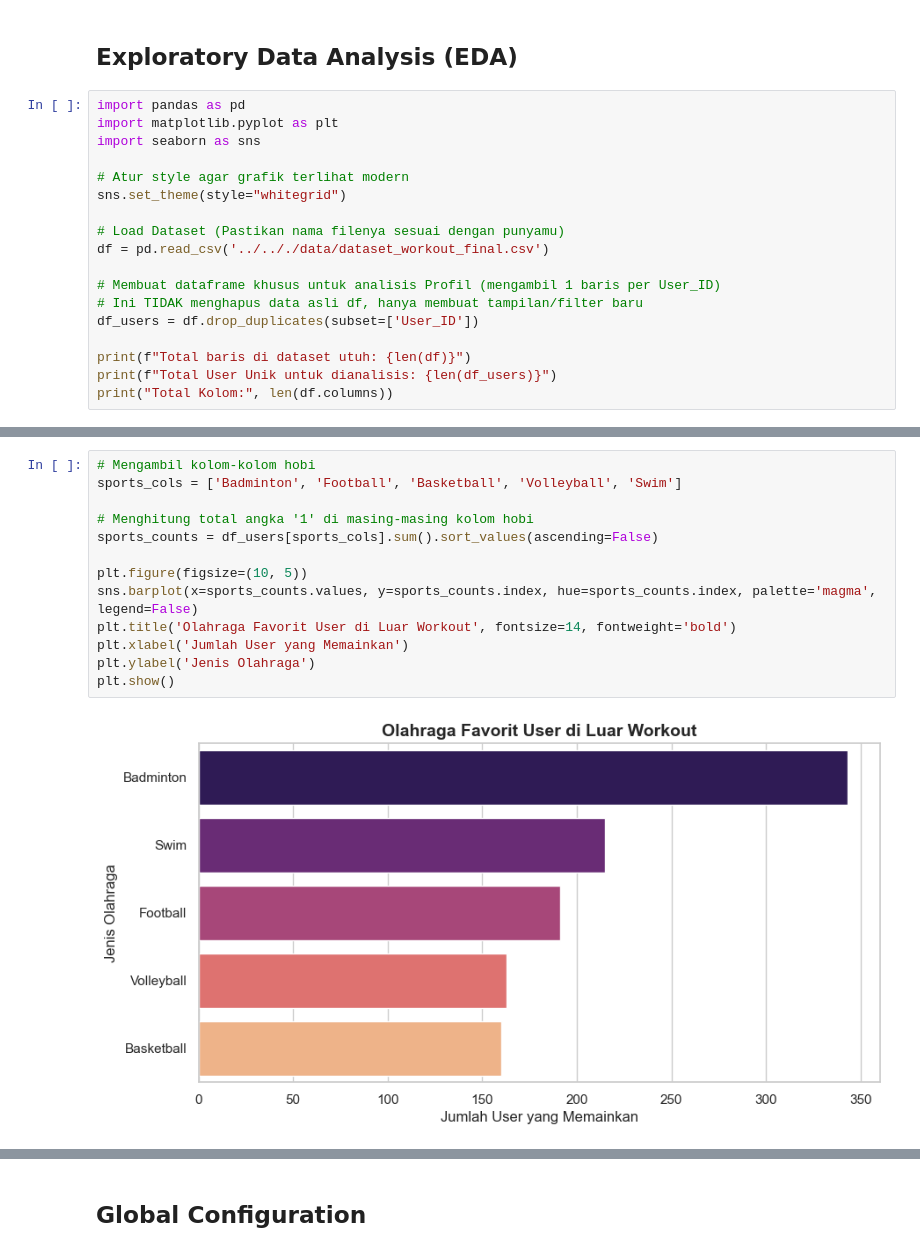
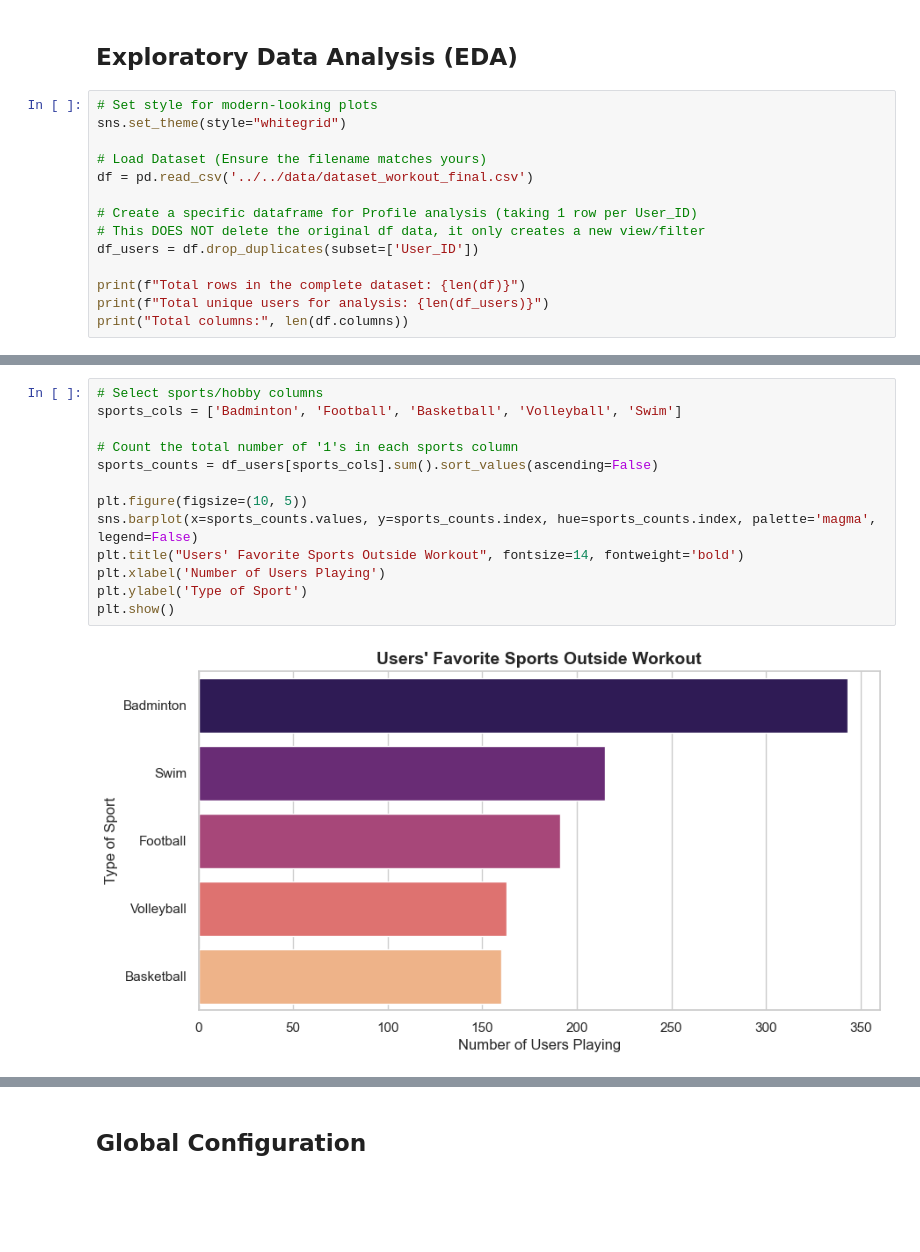
Before and after one commit to crisvito/viktorifit-ml, a Jupyter notebook: notebooks/models/modeling_dataset_workout.ipynb, the cells around one changed output, grey strips where cells are left out. Saved outputs shown, nothing was run; the diff lists cells and outputs as text; blank space fills up the shorter version.

```diff
--- a/notebooks/models/modeling_dataset_workout.ipynb
+++ b/notebooks/models/modeling_dataset_workout.ipynb
@@ -12,21 +14,17 @@ from sklearn.model_selection import train_test_split
 # %% [markdown]
 ## Exploratory Data Analysis (EDA)
 # %%
-import pandas as pd
-import matplotlib.pyplot as plt
-import seaborn as sns
-
-# Atur style agar grafik terlihat modern
+# Set style for modern-looking plots
 sns.set_theme(style="whitegrid")
 
-# Load Dataset (Pastikan nama filenya sesuai dengan punyamu)
-df = pd.read_csv('../.././data/dataset_workout_final.csv')
+# Load Dataset (Ensure the filename matches yours)
+df = pd.read_csv('../../data/dataset_workout_final.csv')
 
-# Membuat dataframe khusus untuk analisis Profil (mengambil 1 baris per User_ID)
-# Ini TIDAK menghapus data asli df, hanya membuat tampilan/filter baru
+# Create a specific dataframe for Profile analysis (taking 1 row per User_ID)
+# This DOES NOT delete the original df data, it only creates a new view/filter
 df_users = df.drop_duplicates(subset=['User_ID'])
 
-print(f"Total baris di dataset utuh: {len(df)}")
-print(f"Total User Unik untuk dianalisis: {len(df_users)}")
-print("Total Kolom:", len(df.columns))
+print(f"Total rows in the complete dataset: {len(df)}")
+print(f"Total unique users for analysis: {len(df_users)}")
+print("Total columns:", len(df.columns))
 # %% [output]
@@ -101,15 +99,15 @@ plt.show()
 # %%
-# Mengambil kolom-kolom hobi
+# Select sports/hobby columns
 sports_cols = ['Badminton', 'Football', 'Basketball', 'Volleyball', 'Swim']
 
-# Menghitung total angka '1' di masing-masing kolom hobi
+# Count the total number of '1's in each sports column
 sports_counts = df_users[sports_cols].sum().sort_values(ascending=False)
 
 plt.figure(figsize=(10, 5))
 sns.barplot(x=sports_counts.values, y=sports_counts.index, hue=sports_counts.index, palette='magma', legend=False)
-plt.title('Olahraga Favorit User di Luar Workout', fontsize=14, fontweight='bold')
-plt.xlabel('Jumlah User yang Memainkan')
-plt.ylabel('Jenis Olahraga')
+plt.title("Users' Favorite Sports Outside Workout", fontsize=14, fontweight='bold')
+plt.xlabel('Number of Users Playing')
+plt.ylabel('Type of Sport')
 plt.show()
 # %% [output]
-[figure, old version]
+[figure, new version]
```
Also changed, not shown: parts of 7 cells of this notebook, 4 other files.
